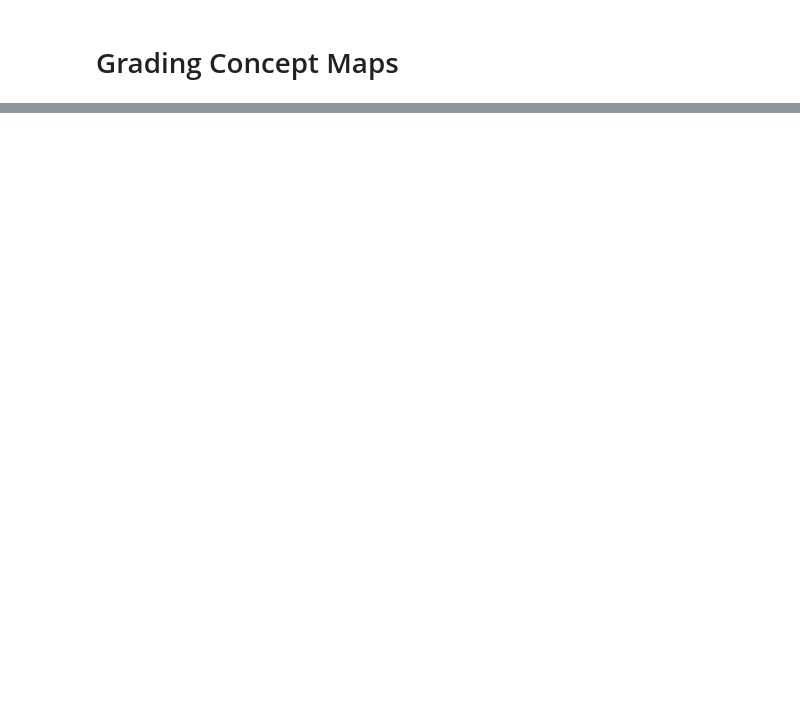
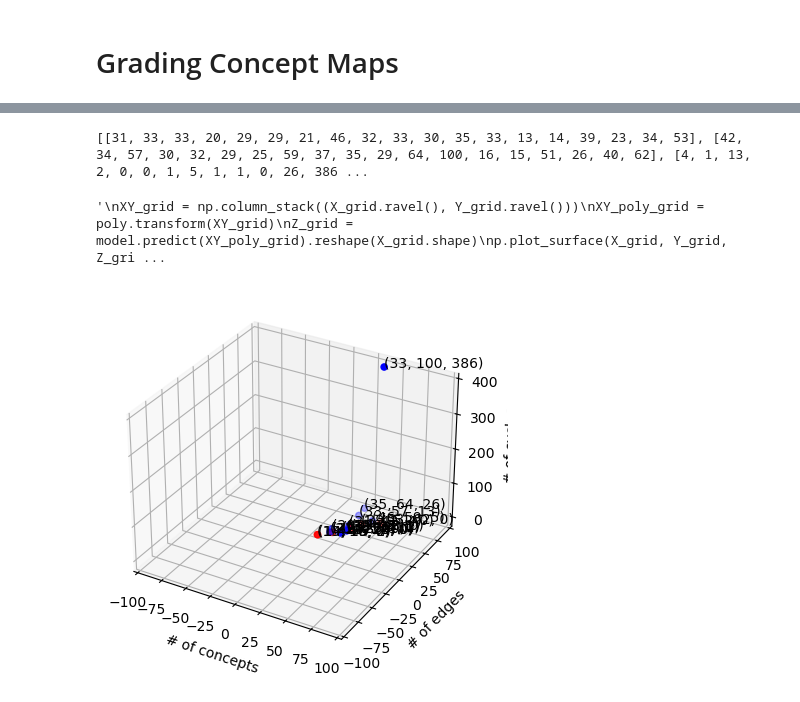
Before and after one commit to IsaacSussman/concept-map-grading, a Jupyter notebook: cmap-scoring.ipynb, the cells around one changed output, grey strips where cells are left out. Drawn from its saved outputs; the diff is of its cells as text; code cells hidden in the pictures; blank space fills up the shorter version.

Commit message:
Improved data collection

```diff
--- a/cmap-scoring.ipynb
+++ b/cmap-scoring.ipynb
@@ -48,0 +71,58 @@ print(networkx.barycenter(sc.cmap.graph.to_undirected()))
+# %%
+"""toremove = 0
+for i in range(len(countvscycles)):
+    if countvscycles[i][1][2] > countvscycles[0][1][2]:
+        toremove = i"""
+
+def func(xy, a, b, c, d, e, f):
+    x, y = xy
+    return a + b*x + c*y + d*x**2 + e*y**2 + f*x*y
+
+# countvscycles.pop(toremove)
+p1 = pyplot.figure()
+p = p1.add_subplot(projection='3d')
+
+p.set_ylabel("# of edges")
+p.set_xlabel("# of concepts")
+p.set_zlabel("# of cycles")
+pyplot.xlim(-100,100)
+pyplot.ylim(-100,100)
+p.viewLim()
+
+p.scatter([i[1][0] for i in countvscycles],[i[1][1] for i in countvscycles],[i[1][2] for i in countvscycles], color=[i[0] for i in countvscycles])
+data = []
+data2 = [[],[],[]]
+for i in [i[1] for i in countvscycles]:
+    p.text(i[0],i[1],i[2],f"{i}")
+    data.append((i[0],i[1],i[2]))
+    data2[0].append(i[0])
+    data2[1].append(i[1])
+    data2[2].append(i[2])
+print(data2)
+
+"""
+poly = PolynomialFeatures(degree=2)
+
+X_poly = poly.fit_transform(np.transpose(data2[0:2]))
+
+
+
+model = LinearRegression()
+model.fit(X_poly, data2[2])
+"""
+x_range = np.linspace(0, 100, 1)
+y_range = np.linspace(0, 100, 1)
+X_grid, Y_grid = np.meshgrid(x_range, y_range)
+popt, pcov = curve_fit(func, (data2[0], data2[1]), data2[2])
+Z = func((X_grid, Y_grid), *popt)
+"""
+XY_grid = np.column_stack((X_grid.ravel(), Y_grid.ravel()))
+XY_poly_grid = poly.transform(XY_grid)
+Z_grid = model.predict(XY_poly_grid).reshape(X_grid.shape)
+p.plot_surface(X_grid, Y_grid, Z_grid, alpha=0.5)
+"""
+pyplot.show()
+# %% [output]
+[[31, 33, 33, 20, 29, 29, 21, 46, 32, 33, 30, 35, 33, 13, 14, 39, 23, 34, 53], [42, 34, 57, 30, 32, 29, 25, 59, 37, 35, 29, 64, 100, 16, 15, 51, 26, 40, 62], [4, 1, 13, 2, 0, 0, 1, 5, 1, 1, 0, 26, 386 ...
+'\nXY_grid = np.column_stack((X_grid.ravel(), Y_grid.ravel()))\nXY_poly_grid = poly.transform(XY_grid)\nZ_grid = model.predict(XY_poly_grid).reshape(X_grid.shape)\np.plot_surface(X_grid, Y_grid, Z_gri ...
+[figure, added]
```
Also changed, not shown: parts of 3 cells of this notebook, 23 other files.
